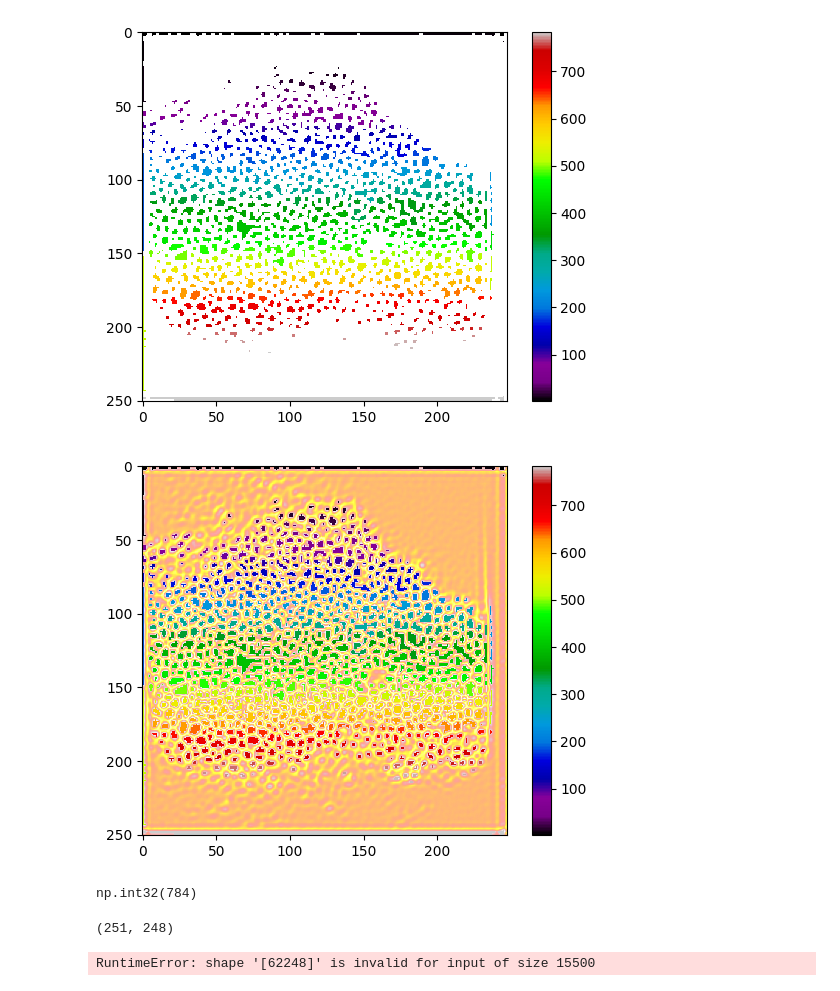
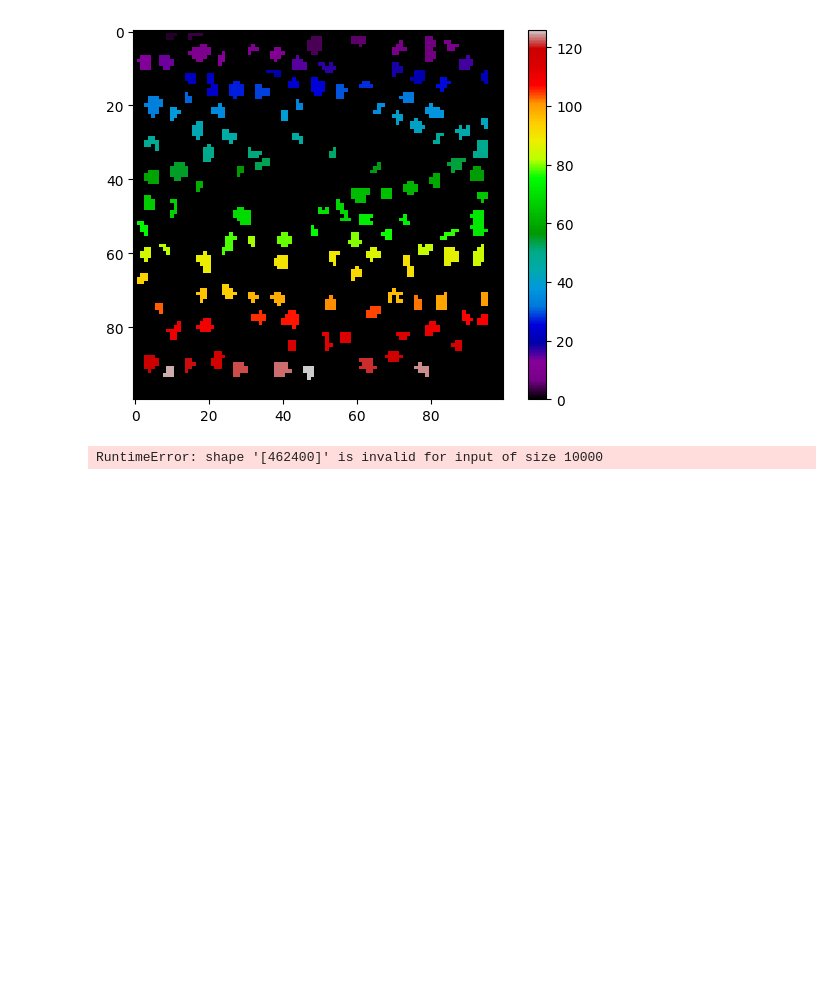
Before and after one commit to ArneVerheyden/CLIM-DL, a Jupyter notebook: model_test.ipynb, the cells around one changed output. Cells and saved outputs as stored; diff of their text form; code cells hidden in the pictures; blank space fills up the shorter version.

```diff
--- a/model_test.ipynb
+++ b/model_test.ipynb
@@ -14,7 +14,7 @@ def set_seed(seed):
 
 ## Chose model
 model_class = PLSegmentationModel
-model_path = 'saved_models/default_model_v3.model'
+model_path = 'saved_models/default_model_v6_static_normintensity.model'
 
 ## Load model
 model = model_class.load(model_path)
@@ -138,7 +169,10 @@ from data_utils.tiff import tiff_to_array
 # data = tiff_to_array('data/place1 485nm 50ms excod3.3 emod0 6000 frms air small enhancement _small grain_mv3.tif')
 
 ## big grain
-data = tiff_to_array('data/place1 485nm 50ms excod3.3 emod0 6000 frms air no enhancement mv4.tif')
+# data = tiff_to_array('data/place1 485nm 50ms excod3.3 emod0 6000 frms air no enhancement mv4.tif')
+
+## marker
+data = tiff_to_array('data/488nm_OD_exp50ms_500LP_marker.tif')
 # %%
 ## Profile FWHM
 def get_fwhm_pos(data, peak_value):
@@ -280,55 +301,69 @@ from skimage import measure, morphology
 import matplotlib.pyplot as plt
 import torch
 
+def find_largest_cluster(clustered_image):
+    # Get unique cluster values and their counts
+    unique_values, counts = np.unique(clustered_image[clustered_image > 0], return_counts=True)
+
+    # Find the index of the maximum count
+    largest_cluster_idx = np.argmax(counts)
+
+    # Get the value of the largest cluster
+    largest_cluster_value = unique_values[largest_cluster_idx]
+
+    # Get the size of the largest cluster
+    largest_cluster_size = counts[largest_cluster_idx]
+
+    # Create a mask for the largest cluster
+    largest_cluster_mask = (clustered_image == largest_cluster_value)
+
+    return largest_cluster_value, largest_cluster_size, largest_cluster_mask
+
 def border_to_clusters(border_image, threshold=0.5):
+    ## Padding to remove large erroneous clusters in the background
+    pad_width = 3
+    border_image = np.pad(border_image, pad_width=pad_width, mode='constant', constant_values=0)
+
     # Convert PyTorch tensor to NumPy if needed
     if isinstance(border_image, torch.Tensor):
         border_image = border_image.detach().cpu().numpy()
 
     # Invert the image since borders are 1 and inside is 0
     inverted = 1 - border_image
 
     # Apply binary threshold to separate regions
     binary = inverted > threshold
 
     # Make sure it's a binary NumPy array with bool dtype
     binary = np.array(binary, dtype=bool)
 
     # Optional: Clean up small holes and artifacts
     cleaned = morphology.remove_small_holes(binary)
     cleaned = morphology.remove_small_objects(cleaned, min_size=5)
 
-
     # Label connected components (clusters)
     labeled_clusters = measure.label(cleaned)
 
-    return labeled_clusters
+    ## The largest cluster usually represents the entire background which will skew the silhoutte score
+    ## Because they are not really clusters
+    _, _, mask = find_largest_cluster(labeled_clusters)
+    labeled_clusters[mask] = 0
+
+    # Return clusters with the padding removed
+    return labeled_clusters[pad_width:-pad_width, pad_width:-pad_width]
 
 # Example usage
 labeled_clusters = border_to_clusters(model_output, threshold=0.7)
 
 testing = labeled_clusters.copy().astype(np.float32)
-testing[labeled_clusters == 0] = np.nan
+# testing[testing > 0] -= testing.max()
+# testing[labeled_clusters == 0] = np.nan
 
 plt.imshow(testing, cmap='nipy_spectral')
 plt.colorbar()
 plt.show()
-
-plt.subplots()
-
-plt.imshow(model_output, alpha=model_output, cmap='hot')
-plt.imshow(testing, cmap='nipy_spectral')
-plt.colorbar()
-plt.show()
-
-
-display(np.max(labeled_clusters))
-labeled_clusters.shape
 # %% [output]
-[figure, old version]
+[figure, new version]
-[figure, removed]
-np.int32(784)
-(251, 248)
 # %%
 import numpy as np
 from skimage.measure import block_reduce
@@ -371,15 +406,15 @@ image_dim = [data.shape[1], data.shape[2]]
 data_transposed = data.permute(1, 2, 0)
 
 ## The final cluster map has twice the dimensions of the input data so we have to reduce the dimenions again
-downsampled_map = downscale_cluster_map(labeled_clusters)
+downsampled_map = downscale_cluster_map(labeled_clusters, 1)
 flat_clusters = torch.reshape(torch.from_numpy(downsampled_map), [num_pixels])
 
 testing = downsampled_map.copy().astype(np.float32)
-# testing[testing == 0] = np.nan
 
 plt.imshow(testing, cmap='nipy_spectral')
+plt.colorbar()
 # %% [output]
-RuntimeError: shape '[62248]' is invalid for input of size 15500
+RuntimeError: shape '[462400]' is invalid for input of size 10000
 # %%
 from data_utils.silhouette import get_silhouette_scores
 
```
Also changed, not shown: parts of 7 cells of this notebook, 1 other file.
